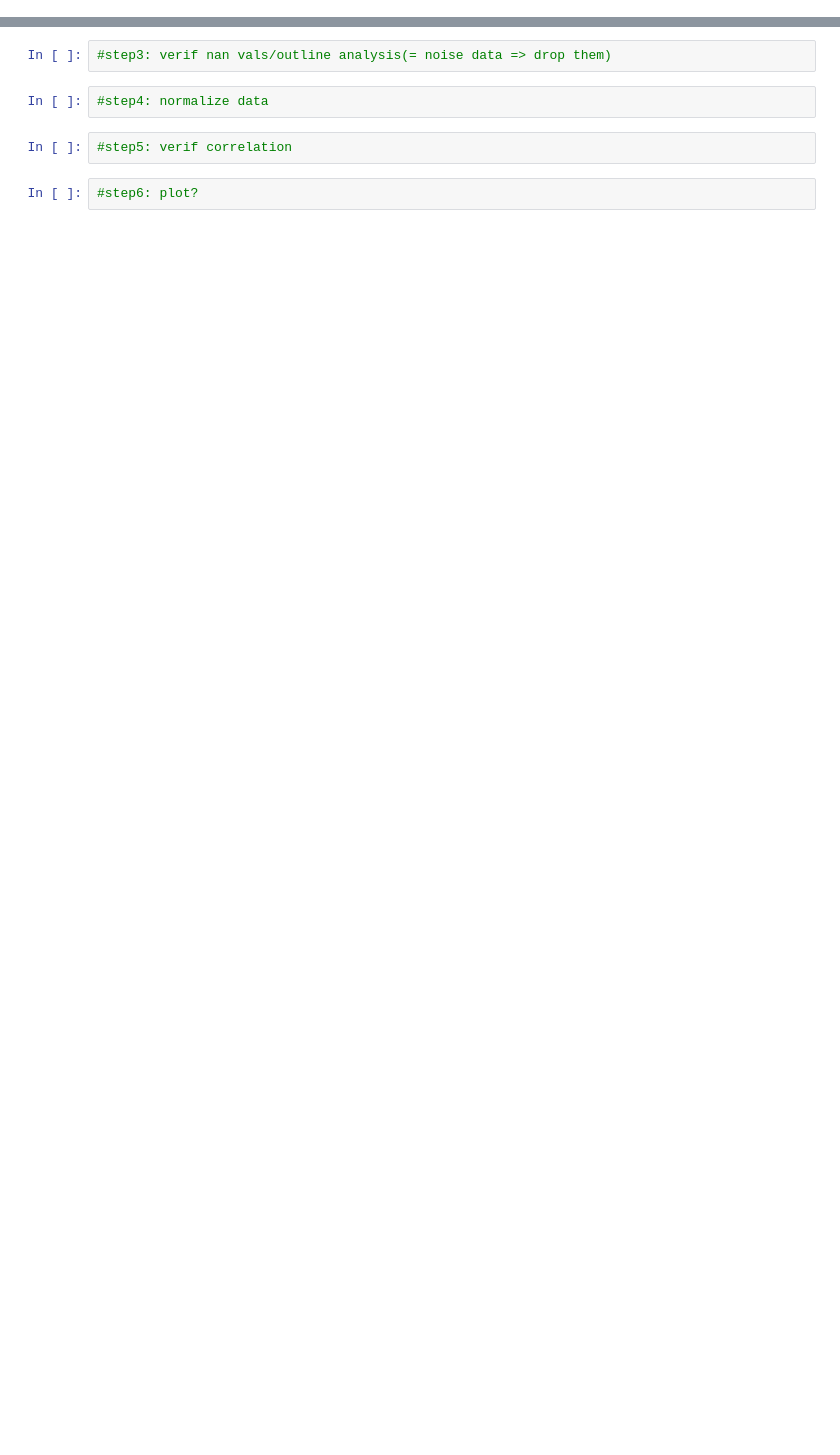
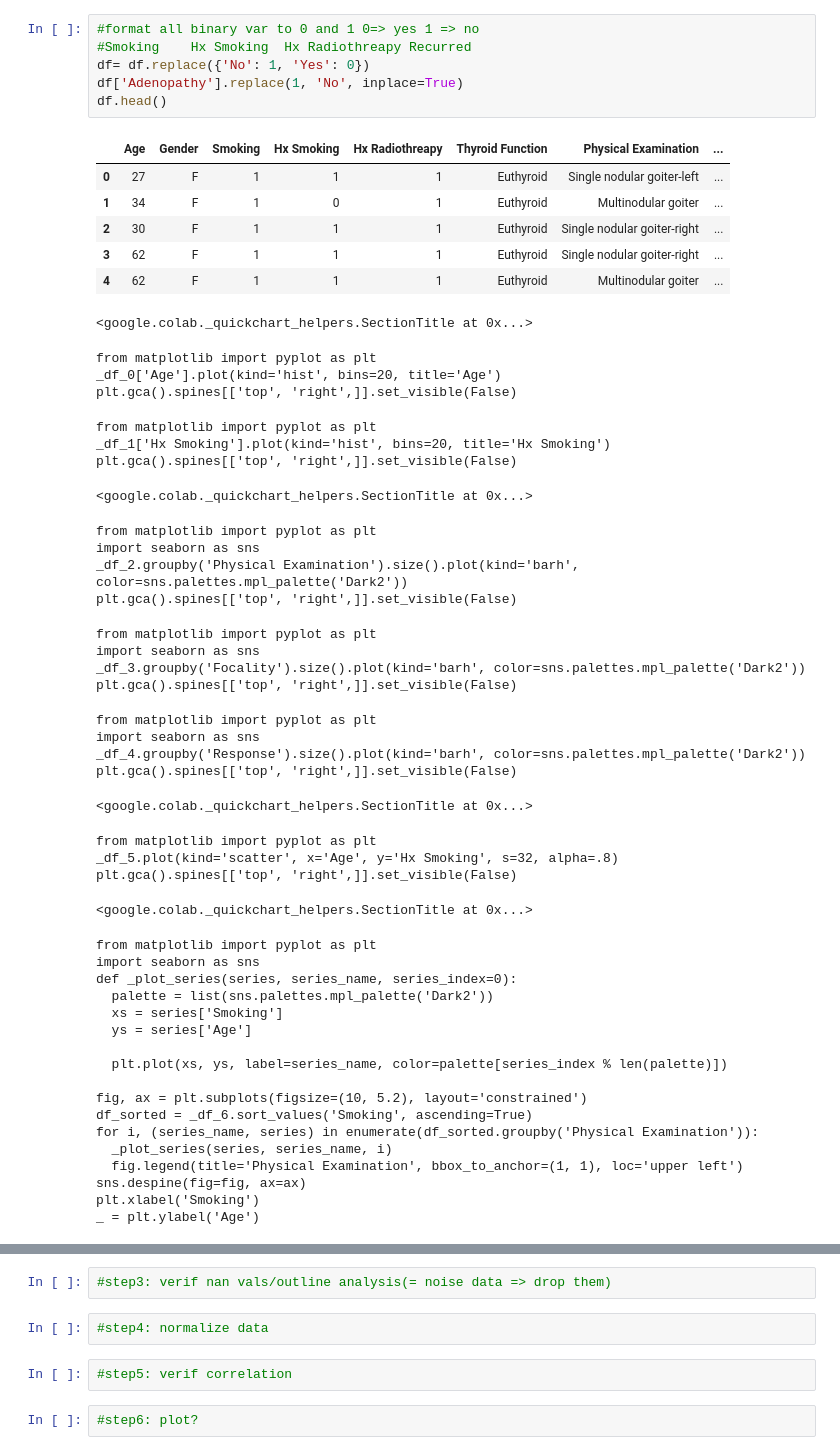
Before and after one commit to Meyyaou/pythondaily, a Jupyter notebook: STEP3-Visualisation/AnalysisDataProject.ipynb, the cells around one changed output, grey strips where cells are left out. Saved outputs shown, nothing was run; the diff lists cells and outputs as text; blank space fills up the shorter version.

```diff
--- a/STEP3-Visualisation/AnalysisDataProject.ipynb
+++ b/STEP3-Visualisation/AnalysisDataProject.ipynb
@@ -10,0 +33,55 @@ import matplotlib.pyplot as plt
+# %%
+#format all binary var to 0 and 1 0=> yes 1 => no
+#Smoking	Hx Smoking	Hx Radiothreapy Recurred
+df= df.replace({'No': 1, 'Yes': 0})
+df['Adenopathy'].replace(1, 'No', inplace=True)
+df.head()
+# %% [output]
+|  | Age | Gender | Smoking | Hx Smoking | Hx Radiothreapy | Thyroid Function | Physical Examination | ... |
+| 0 | 27 | F | 1 | 1 | 1 | Euthyroid | Single nodular goiter-left | ... |
+| 1 | 34 | F | 1 | 0 | 1 | Euthyroid | Multinodular goiter | ... |
+| 2 | 30 | F | 1 | 1 | 1 | Euthyroid | Single nodular goiter-right | ... |
+| 3 | 62 | F | 1 | 1 | 1 | Euthyroid | Single nodular goiter-right | ... |
+| 4 | 62 | F | 1 | 1 | 1 | Euthyroid | Multinodular goiter | ... |
+<google.colab._quickchart_helpers.SectionTitle at 0x...>
+from matplotlib import pyplot as plt
+_df_0['Age'].plot(kind='hist', bins=20, title='Age')
+plt.gca().spines[['top', 'right',]].set_visible(False)
+from matplotlib import pyplot as plt
+_df_1['Hx Smoking'].plot(kind='hist', bins=20, title='Hx Smoking')
+plt.gca().spines[['top', 'right',]].set_visible(False)
+<google.colab._quickchart_helpers.SectionTitle at 0x...>
+from matplotlib import pyplot as plt
+import seaborn as sns
+_df_2.groupby('Physical Examination').size().plot(kind='barh', color=sns.palettes.mpl_palette('Dark2'))
+plt.gca().spines[['top', 'right',]].set_visible(False)
+from matplotlib import pyplot as plt
+import seaborn as sns
+_df_3.groupby('Focality').size().plot(kind='barh', color=sns.palettes.mpl_palette('Dark2'))
+plt.gca().spines[['top', 'right',]].set_visible(False)
+from matplotlib import pyplot as plt
+import seaborn as sns
+_df_4.groupby('Response').size().plot(kind='barh', color=sns.palettes.mpl_palette('Dark2'))
+plt.gca().spines[['top', 'right',]].set_visible(False)
+<google.colab._quickchart_helpers.SectionTitle at 0x...>
+from matplotlib import pyplot as plt
+_df_5.plot(kind='scatter', x='Age', y='Hx Smoking', s=32, alpha=.8)
+plt.gca().spines[['top', 'right',]].set_visible(False)
+<google.colab._quickchart_helpers.SectionTitle at 0x...>
+from matplotlib import pyplot as plt
+import seaborn as sns
+def _plot_series(series, series_name, series_index=0):
+  palette = list(sns.palettes.mpl_palette('Dark2'))
+  xs = series['Smoking']
+  ys = series['Age']
+
+  plt.plot(xs, ys, label=series_name, color=palette[series_index % len(palette)])
+
+fig, ax = plt.subplots(figsize=(10, 5.2), layout='constrained')
+df_sorted = _df_6.sort_values('Smoking', ascending=True)
+for i, (series_name, series) in enumerate(df_sorted.groupby('Physical Examination')):
+  _plot_series(series, series_name, i)
+  fig.legend(title='Physical Examination', bbox_to_anchor=(1, 1), loc='upper left')
+sns.despine(fig=fig, ax=ax)
+plt.xlabel('Smoking')
+_ = plt.ylabel('Age')
```
Also changed, not shown: parts of 5 cells of this notebook.
